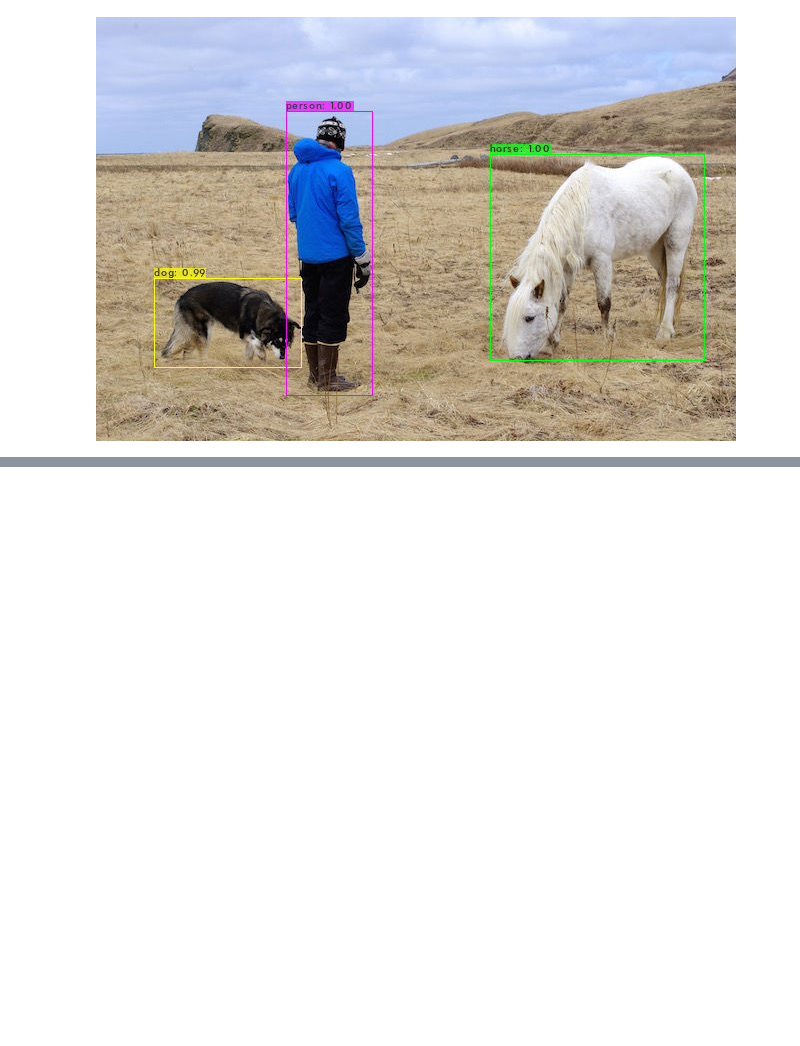
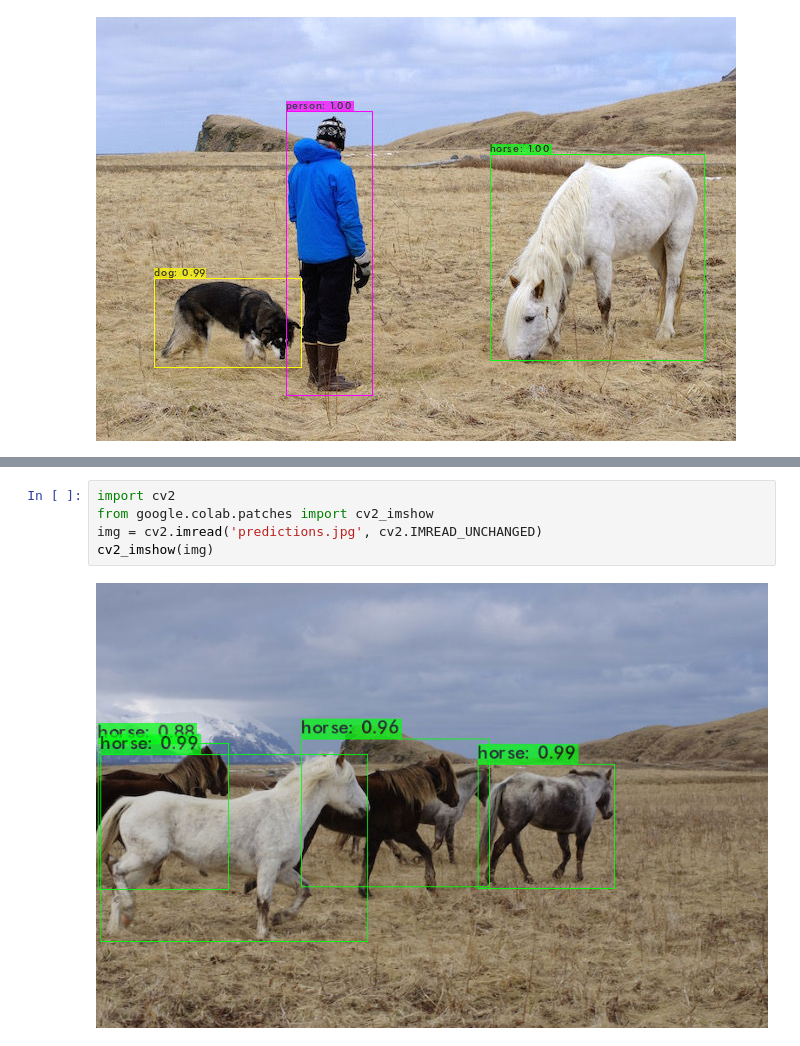
Before and after one commit to jumbokh/Intelligent-monitoring-class, a Jupyter notebook: notebooks/Yolov3_using_Darknet_on_Colab.ipynb, the cells around one changed output, grey strips where cells are left out. Drawn from its saved outputs; the diff is of its cells as text; blank space fills up the shorter version.

```diff
--- a/notebooks/Yolov3_using_Darknet_on_Colab.ipynb
+++ b/notebooks/Yolov3_using_Darknet_on_Colab.ipynb
@@ -166,0 +194,7 @@ cv2_imshow(img)
+# %%
+import cv2
+from google.colab.patches import cv2_imshow
+img = cv2.imread('predictions.jpg', cv2.IMREAD_UNCHANGED)
+cv2_imshow(img)
+# %% [output]
+[figure, added]
```
Also changed, not shown: parts of 2 cells of this notebook.
